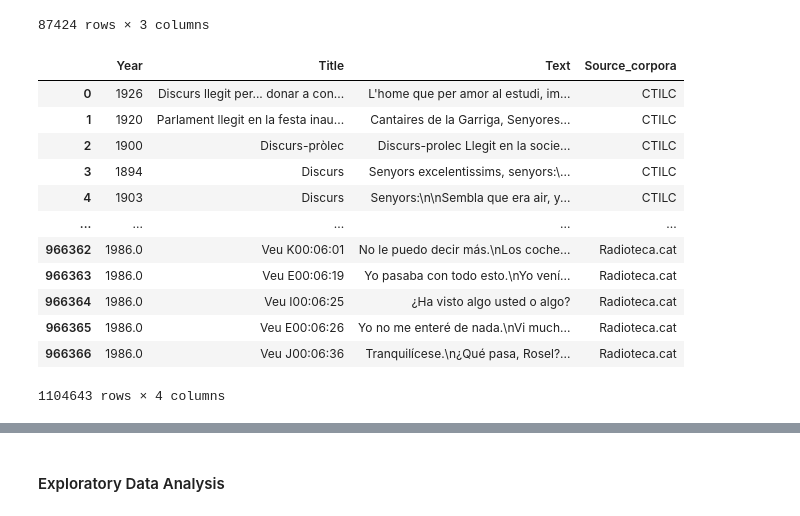
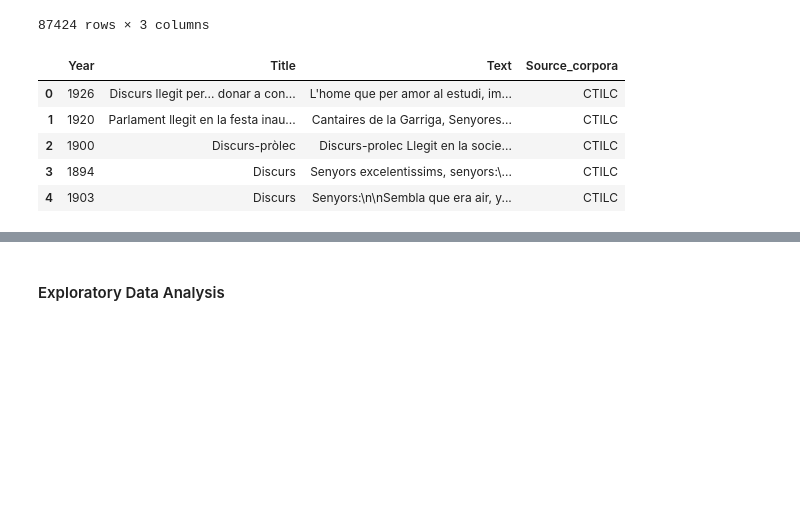
Before and after one commit to Data-Science-for-Linguists-2025/Linguistic-Markers-Catalan-Substitution, a Jupyter notebook: Data-Parsing-Exploratory-Analysis.ipynb, the cells around one changed output, grey strips where cells are left out. Saved outputs shown, nothing was run; the diff lists cells and outputs as text; code cells hidden in the pictures; blank space fills up the shorter version.

```diff
--- a/Data-Parsing-Exploratory-Analysis.ipynb
+++ b/Data-Parsing-Exploratory-Analysis.ipynb
@@ -809,21 +833,14 @@ reduced_radioteca = reduced_radioteca.rename(columns ={"Year":"Year", "Line_id":
 # concatenating all datasets' relevant columns in a single data frame
 joined_data = pd.concat([reduced_CTILC, reduced_parlament_parla, reduced_parlamint, reduced_radioteca])
 # %%
-joined_data
+joined_data.head()
 # %% [output]
 |  | Year | Title | Text | Source_corpora |
 | 0 | 1926 | Discurs llegit per... donar a con... | L'home que per amor al estudi, im... | CTILC |
 | 1 | 1920 | Parlament llegit en la festa inau... | Cantaires de la Garriga, Senyores... | CTILC |
 | 2 | 1900 | Discurs-pròlec | Discurs-prolec Llegit en la socie... | CTILC |
 | 3 | 1894 | Discurs | Senyors excelentissims, senyors:\... | CTILC |
 | 4 | 1903 | Discurs | Senyors:\n\nSembla que era air, y... | CTILC |
-| ... | ... | ... | ... | ... |
-| 966362 | 1986.0 | Veu K00:06:01 | No le puedo decir más.\nLos coche... | Radioteca.cat |
-| 966363 | 1986.0 | Veu E00:06:19 | Yo pasaba con todo esto.\nYo vení... | Radioteca.cat |
-| 966364 | 1986.0 | Veu I00:06:25 | ¿Ha visto algo usted o algo? | Radioteca.cat |
-| 966365 | 1986.0 | Veu E00:06:26 | Yo no me enteré de nada.\nVi much... | Radioteca.cat |
-| 966366 | 1986.0 | Veu J00:06:36 | Tranquilícese.\n¿Qué pasa, Rosel?... | Radioteca.cat |
-1104643 rows × 4 columns
 # %%
 joined_data = joined_data.dropna()
 # %%
```
Also changed, not shown: parts of 8 cells of this notebook.
